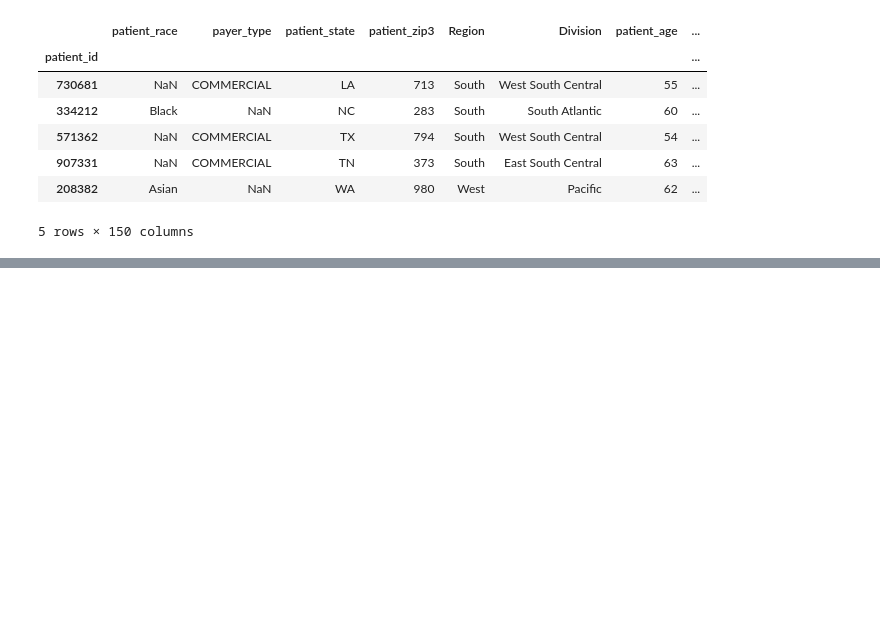
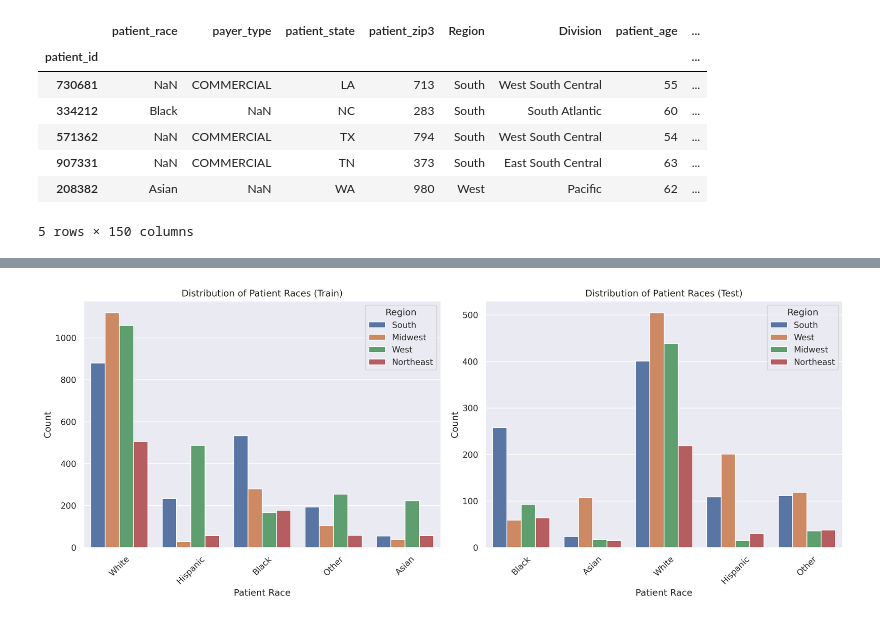
Before and after one commit to Mal-Shan/WiDS-datathons, a Jupyter notebook: 2024 Competition.ipynb, the cells around one changed output, grey strips where cells are left out. Drawn from its saved outputs; the diff is of its cells as text; code cells hidden in the pictures; blank space fills up the shorter version.

```diff
--- a/2024 Competition.ipynb
+++ b/2024 Competition.ipynb
@@ -93,0 +208,26 @@ df_test.head()
+# %%
+# Create subplots with 1 row and 2 columns
+fig, axes = plt.subplots(1, 2, figsize=(15, 6))
+
+# Assuming patient_race is a categorical variable
+train_race_counts = df_train['patient_race'].value_counts()
+test_race_counts = df_test['patient_race'].value_counts()
+
+# Plotting the bar graph for train data
+sns.countplot(data=df_train, x='patient_race', hue='Region', ax=axes[0])
+axes[0].set_xlabel('Patient Race')
+axes[0].set_ylabel('Count')
+axes[0].set_title('Distribution of Patient Races (Train)')
+axes[0].tick_params(axis='x', rotation=45)  # Rotate x-axis labels for better readability
+
+# Plotting the bar graph for test data
+sns.countplot(data=df_test, x='patient_race', hue='Region', ax=axes[1])
+axes[1].set_xlabel('Patient Race')
+axes[1].set_ylabel('Count')
+axes[1].set_title('Distribution of Patient Races (Test)')
+axes[1].tick_params(axis='x', rotation=45)  # Rotate x-axis labels for better readability
+
+plt.tight_layout()  # Adjust layout to prevent label cutoff
+plt.show()
+# %% [output]
+[figure, added]
```
Also changed, not shown: parts of 35 cells of this notebook, 5 other files.
